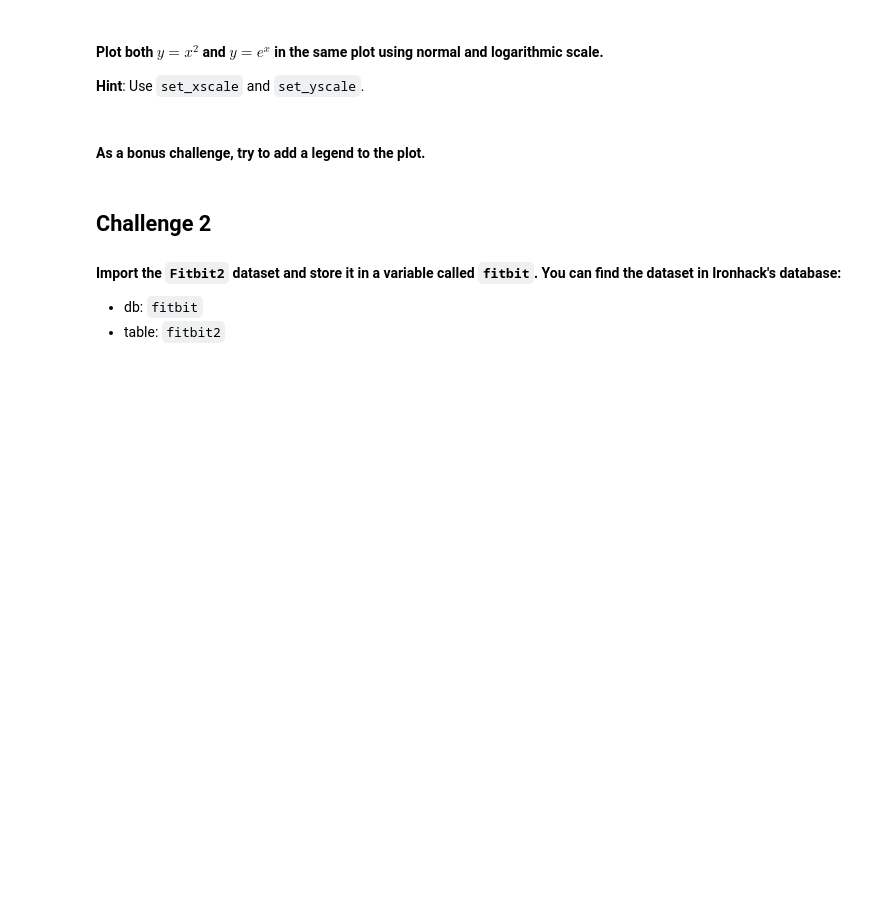
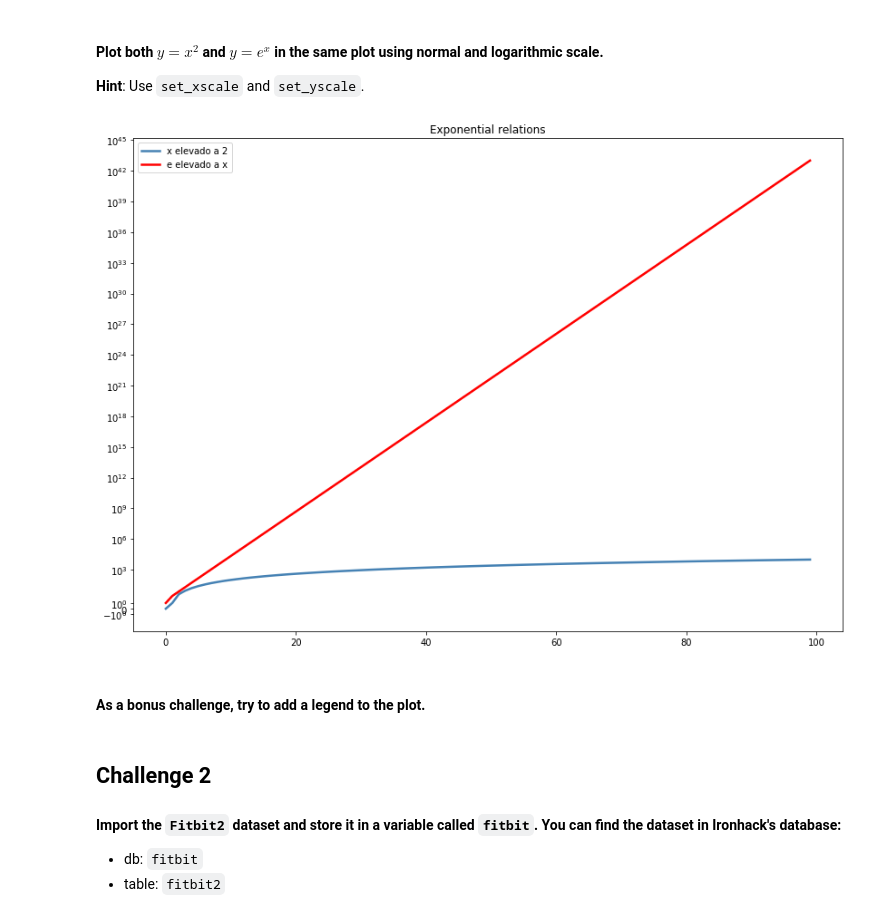
Before and after one commit to ta-datapt-bcn/lab-matplotlib-seaborn, a Jupyter notebook: your-code/main.ipynb, the cells around one changed output. Saved outputs shown, nothing was run; the diff lists cells and outputs as text; code cells hidden in the pictures; blank space fills up the shorter version.

```diff
--- a/your-code/main.ipynb
+++ b/your-code/main.ipynb
@@ -44,3 +77,13 @@ If you want, try to add a title to the plot or even axes labels. You can also pl
+# %%
+# your code here
+fig, ax = plt.subplots(nrows=1, ncols=1, figsize=(14,10))
+ax.plot(x,z, color='steelblue', linewidth=2.5)
+ax.plot(x, math.e**x, color='red', linewidth=2.5)
+ax.set_title('Exponential relations', fontweight=28)
+ax.legend(['x elevado a 2','e elevado a x'], loc='upper left')
+plt.yscale('symlog')
+# %% [output]
+[figure, added]
 # %% [markdown]
 #### As a bonus challenge, try to add a legend to the plot.
 # %%
```
Also changed, not shown: parts of 45 cells of this notebook.
